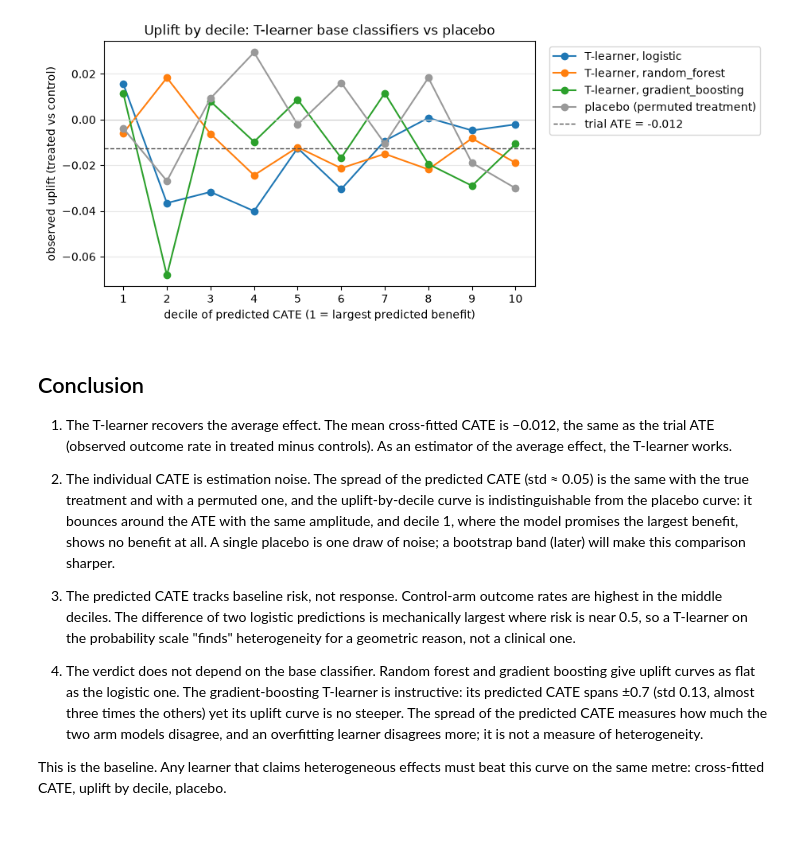
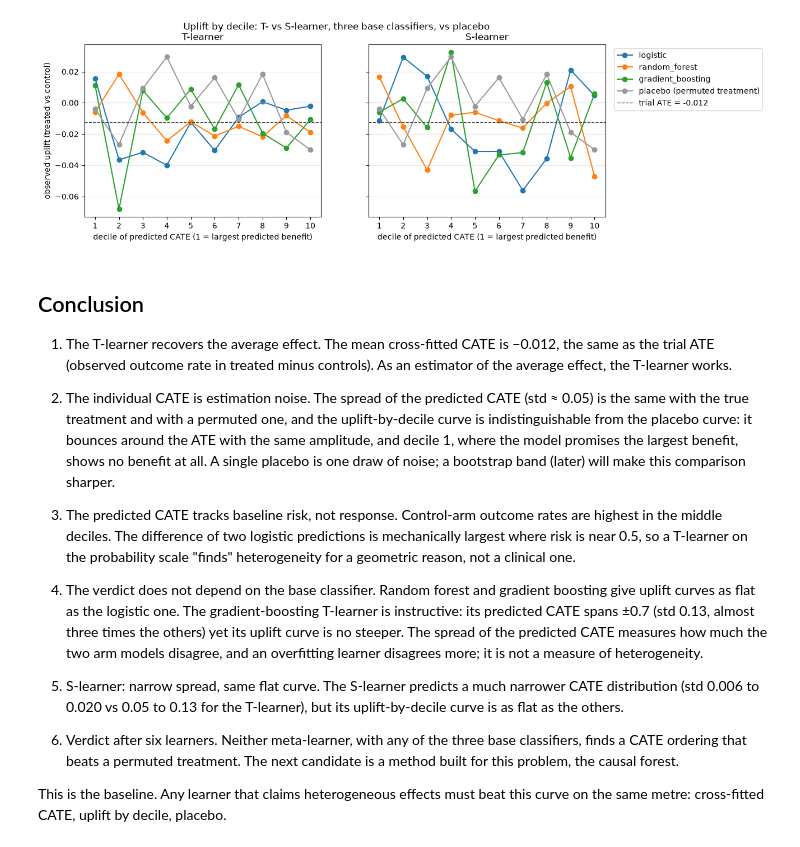
Before and after one commit to itsfedee/personalized-treatment-effects, a Jupyter notebook: notebooks/06_t_learner.ipynb, the cells around one changed output. Cells and saved outputs as stored; diff of their text form; code cells hidden in the pictures.

Commit message:
Added S-learner to t-learner notebook

```diff
--- a/notebooks/06_t_learner.ipynb
+++ b/notebooks/06_t_learner.ipynb
@@ -46,8 +46,10 @@ cates = {}
 t_placebo = t_train.sample(frac=1, random_state=0).set_axis(t_train.index)
 cates["placebo"] = cross_fit_cate(X_train, y_train, t_placebo, "RXASP")
 
-for name, clf in candidates.items():
-    cates[name] = cross_fit_cate(X_train, y_train, t_train, "RXASP", clf=clf)
-
+for learner in ("t", "s"):
+    for name, clf in candidates.items():
+        cates[f"{learner}_{name}"] = cross_fit_cate(
+            X_train, y_train, t_train, "RXASP", clf=clf, learner=learner
+        )
 pd.DataFrame({name: c.describe() for name, c in cates.items()}).round(3)
 # %% [output]
@@ -64,8 +66,9 @@ pd.DataFrame({name: c.describe() for name, c in cates.items()}).round(3)
 uplifts = {}
 uplifts["placebo"] = uplift_by_decile(cates["placebo"], y_train, t_placebo)
 
-for name in candidates:
-    uplifts[name] = uplift_by_decile(cates[name], y_train, t_train)
+for name, cate in cates.items():
+    t = t_placebo if name == "placebo" else t_train
+    uplifts[name] = uplift_by_decile(cate, y_train, t)
 
-pd.DataFrame({name: u["uplift"] for name, u in uplifts.items()})
+pd.DataFrame({name: u["uplift"] for name, u in uplifts.items()}).round(3)
 # %% [output]
@@ -84,40 +87,39 @@ pd.DataFrame({name: u["uplift"] for name, u in uplifts.items()})
 # %%
 ate = y_train[t_train == 1].mean() - y_train[t_train == 0].mean()
 colors = {
     "logistic": "tab:blue",
     "random_forest": "tab:orange",
     "gradient_boosting": "tab:green",
 }
 
-fig, ax = plt.subplots(figsize=(7, 4))
-for name in candidates:
+fig, axes = plt.subplots(1, 2, figsize=(12, 4), sharey=True)
+for ax, learner in zip(axes, ("t", "s")):
+    for clf_name, color in colors.items():
+        u = uplifts[f"{learner}_{clf_name}"]
+        ax.plot(u.index, u["uplift"], marker="o", color=color, label=clf_name)
+    u = uplifts["placebo"]
     ax.plot(
-        uplifts[name].index,
-        uplifts[name]["uplift"],
+        u.index,
+        u["uplift"],
         marker="o",
-        color=colors[name],
-        label=f"T-learner, {name}",
+        color="0.6",
+        label="placebo (permuted treatment)",
     )
-ax.plot(
-    uplifts["placebo"].index,
-    uplifts["placebo"]["uplift"],
-    marker="o",
-    color="0.6",
-    label="placebo (permuted treatment)",
-)
-ax.axhline(
-    ate, linestyle="--", color="0.3", linewidth=1, label=f"trial ATE = {ate:.3f}"
-)
-ax.axhline(0, color="0.8", linewidth=0.8)
-ax.set_xticks(uplifts["placebo"].index)
-ax.set_xlabel("decile of predicted CATE (1 = largest predicted benefit)")
-ax.set_ylabel("observed uplift (treated vs control)")
-ax.set_title("Uplift by decile: T-learner base classifiers vs placebo")
-ax.grid(axis="y", alpha=0.3)
-ax.legend(loc="upper left", bbox_to_anchor=(1.02, 1))
+    ax.axhline(
+        ate, linestyle="--", color="0.3", linewidth=1, label=f"trial ATE = {ate:.3f}"
+    )
+    ax.axhline(0, color="0.8", linewidth=0.8)
+    ax.set_xticks(u.index)
+    ax.set_xlabel("decile of predicted CATE (1 = largest predicted benefit)")
+    ax.set_title(f"{learner.upper()}-learner")
+    ax.grid(axis="y", alpha=0.3)
+
+axes[0].set_ylabel("observed uplift (treated vs control)")
+axes[1].legend(loc="upper left", bbox_to_anchor=(1.02, 1))
+fig.suptitle("Uplift by decile: T- vs S-learner, three base classifiers, vs placebo")
 plt.show()
 # %% [output]
-[figure, old version]
+[figure, new version]
 # %% [markdown]
 ## Conclusion
 
@@ -146,5 +148,9 @@ The spread of the predicted CATE measures how much the two arm models
 disagree, and an overfitting learner disagrees more; it is not a measure of
 heterogeneity.
 
+5. S-learner: narrow spread, same flat curve. The S-learner predicts a much narrower CATE distribution (std 0.006 to 0.020 vs 0.05 to 0.13 for the T-learner), but its uplift-by-decile curve is as flat as the others.
+
+6. Verdict after six learners. Neither meta-learner, with any of the three base classifiers, finds a CATE ordering that beats a permuted treatment. The next candidate is a method built for this problem, the causal forest.
+
 This is the baseline. Any learner that claims heterogeneous effects must beat
 this curve on the same metre: cross-fitted CATE, uplift by decile, placebo.
```
Also changed, not shown: parts of 3 cells of this notebook.
